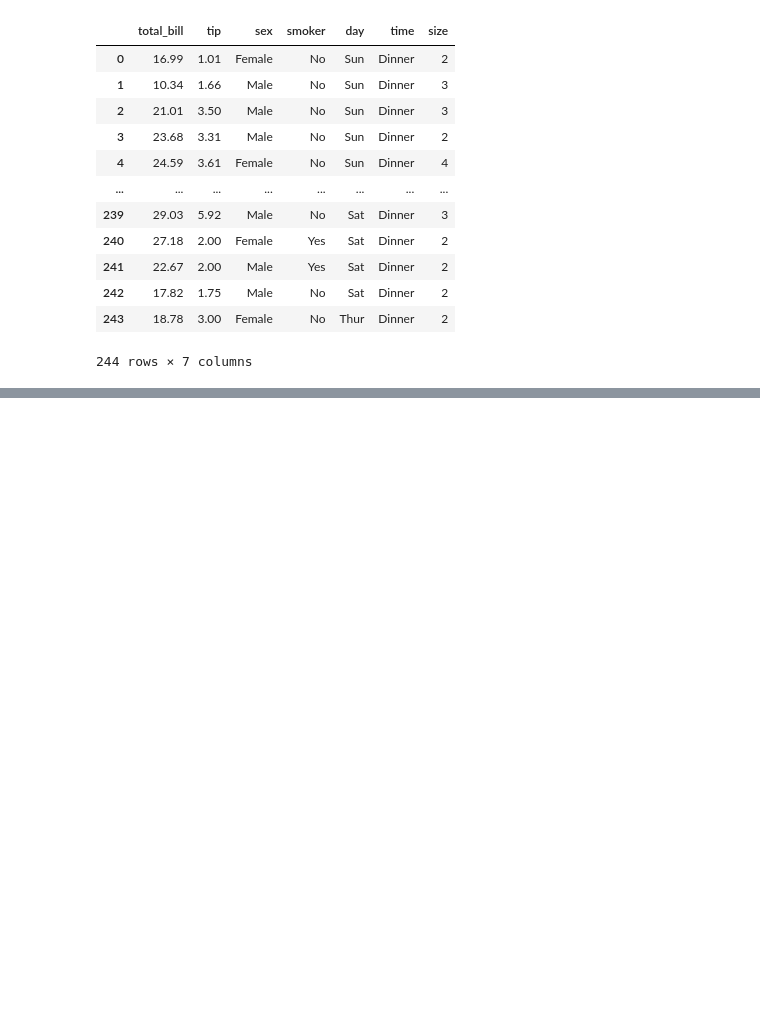
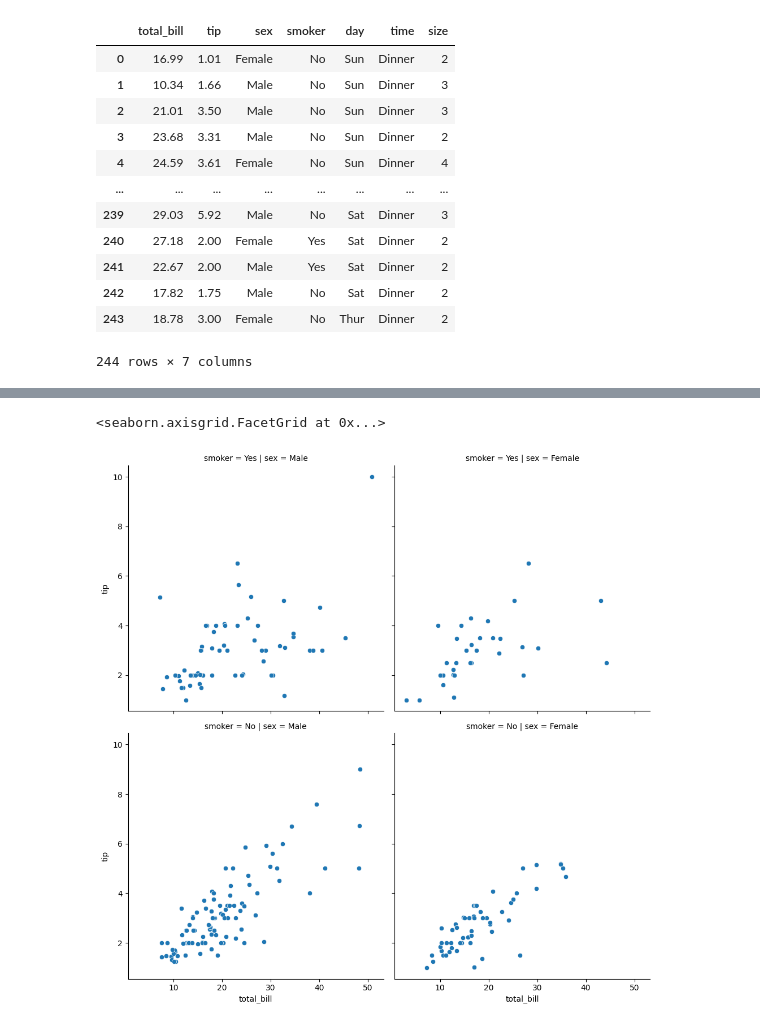
Before and after one commit to Abhinav09062005/python-, a Jupyter notebook: chapter5/seaborn.ipynb, the cells around one changed output, grey strips where cells are left out. Cells and saved outputs as stored; diff of their text form; code cells hidden in the pictures; blank space fills up the shorter version.

```diff
--- a/chapter5/seaborn.ipynb
+++ b/chapter5/seaborn.ipynb
@@ -156,0 +157,7 @@ sns.relplot(data=tips,x='total_bill',y='tip',kind='scatter')
+# %%
+#facet plot -> figure level function -> work with relplot
+# it will not work with scatterplot and lineplot
+sns.relplot(data=tips,x='total_bill',y='tip',kind='scatter',col='sex',row='smoker')
+# %% [output]
+<seaborn.axisgrid.FacetGrid at 0x...>
+[figure, added]
```
Also changed, not shown: parts of 9 cells of this notebook.
